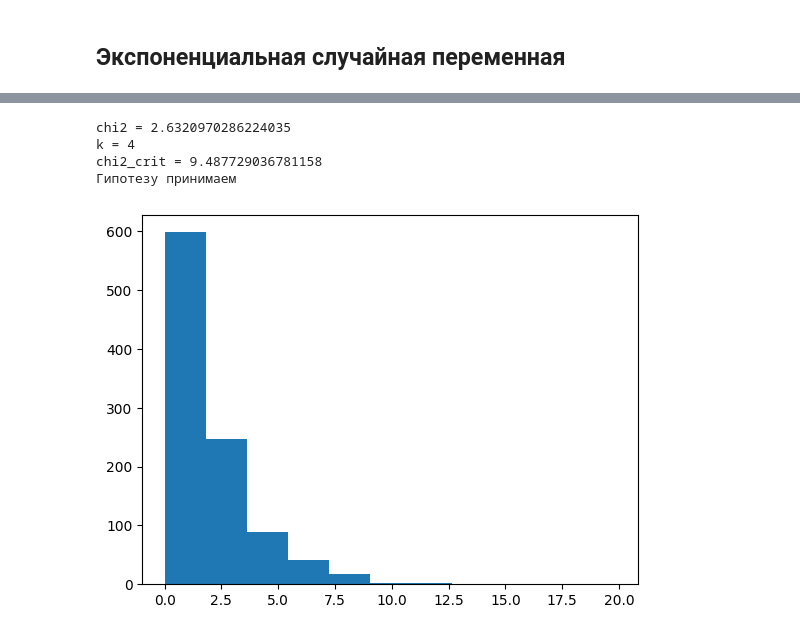
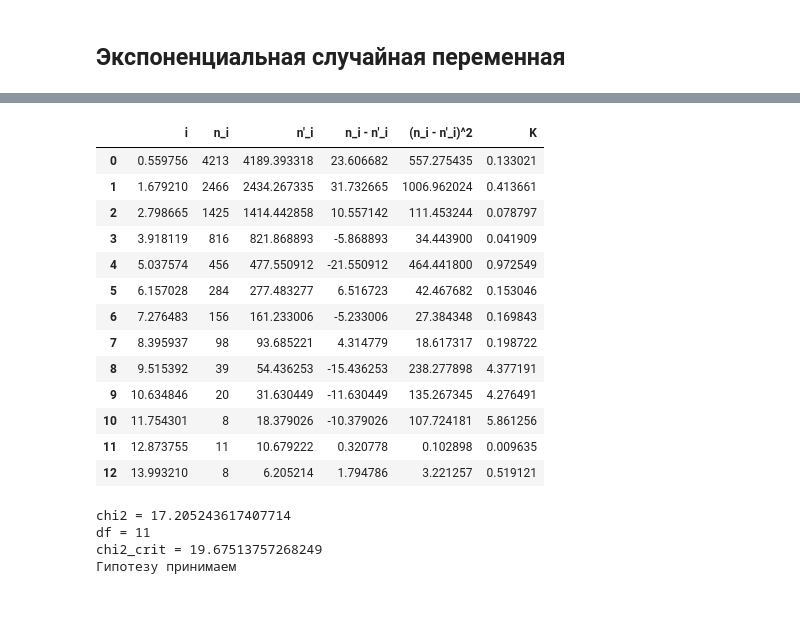
Before and after one commit to ArsNotFound/comp_mod, a Jupyter notebook: lab1.ipynb, the cells around one changed output, grey strips where cells are left out. Saved outputs shown, nothing was run; the diff lists cells and outputs as text; code cells hidden in the pictures; blank space fills up the shorter version.

```diff
--- a/lab1.ipynb
+++ b/lab1.ipynb
@@ -83,7 +84,7 @@ class Poisson(DiscreteRandomVariable):
 def poisson_prob(lambda_: float, i: int) -> float:
     return np.exp(-lambda_) * (lambda_ ** i / np.math.factorial(i))
 
-def chi2_poisson(values: np.ndarray, counts: np.ndarray) -> tuple[float, int]:
+def chi2_poisson(values: np.ndarray, counts: np.ndarray) -> tuple[float, int, pd.DataFrame]:
     n = int(np.sum(counts))
     if n > 5:
         while counts[-1] < 5 and len(counts) > 2:
@@ -94,6 +95,8 @@ def chi2_poisson(values: np.ndarray, counts: np.ndarray) -> tuple[float, int]:
     p = poisson_prob(lambda_s, values)
     ni = p * n
     delta_n = counts - ni
-    K = delta_n ** 2 / ni
-    k = len(values) - 2
-    return float(np.sum(K)), k
+    delta_n2 = delta_n ** 2
+    k = delta_n2 / ni
+    table = pd.DataFrame({"i": values, "n_i": counts, "n'_i": ni, "n_i - n'_i": delta_n, "(n_i - n'_i)^2": delta_n2, "K": k}).reset_index(drop=True)
+    df = len(values) - 2
+    return float(np.sum(k)), df, table
@@ -141,7 +153,7 @@ exponential = Exponential(LAMBDA_EXP)
 def exp_prob(lambda_: float, start: float, end: float) -> float:
     return np.exp(-lambda_ * start) - np.exp(-lambda_ * end)
 
-def chi2_exp(bins: np.ndarray, counts: np.ndarray) -> tuple[float, int]:
+def chi2_exp(bins: np.ndarray, counts: np.ndarray) -> tuple[float, int, pd.DataFrame]:
     n = int(np.sum(counts))
     if n > 5:
         while counts[-1] < 5 and len(counts) > 2:
@@ -154,6 +166,8 @@ def chi2_exp(bins: np.ndarray, counts: np.ndarray) -> tuple[float, int]:
     p = exp_prob(lambda_s, bins[:-1], bins[1:])
     ni = p * n
     delta_n = counts - ni
-    K = delta_n ** 2 / ni
-    k = len(values) - 2
-    return float(np.sum(K)), k
+    delta_n2 = delta_n ** 2
+    k = delta_n2 / ni
+    table = pd.DataFrame({"i": values, "n_i": counts, "n'_i": ni, "n_i - n'_i": delta_n, "(n_i - n'_i)^2": delta_n2, "K": k}).reset_index(drop=True)
+    df = len(values) - 2
+    return float(np.sum(k)), df, table
@@ -160,16 +180,28 @@ def chi2_exp(bins: np.ndarray, counts: np.ndarray) -> tuple[float, int]:
 # %%
-c, bins = exponential.generate_n(N)
-plt.stairs(c, bins, fill=True)
+chi2, df, t = chi2_exp(b, c)
+display(t)
 
-chi2, k = chi2_exp(bins, c)
-chi2_crit = scipy.stats.chi2.isf(ALPHA, df=k, loc=0, scale=1)
+chi2_crit = scipy.stats.chi2.isf(ALPHA, df=df, loc=0, scale=1)
 print(f"chi2 = {chi2}")
-print(f"k = {k}")
+print(f"df = {df}")
 print(f"chi2_crit = {chi2_crit}")
 print(f"Гипотезу {'принимаем' if chi2 < chi2_crit else 'отвергаем'}")
 # %% [output]
+|  | i | n_i | n'_i | n_i - n'_i | (n_i - n'_i)^2 | K |
+| 0 | 0.559756 | 4213 | 4189.393318 | 23.606682 | 557.275435 | 0.133021 |
+| 1 | 1.679210 | 2466 | 2434.267335 | 31.732665 | 1006.962024 | 0.413661 |
+| 2 | 2.798665 | 1425 | 1414.442858 | 10.557142 | 111.453244 | 0.078797 |
+| 3 | 3.918119 | 816 | 821.868893 | -5.868893 | 34.443900 | 0.041909 |
+| 4 | 5.037574 | 456 | 477.550912 | -21.550912 | 464.441800 | 0.972549 |
+| 5 | 6.157028 | 284 | 277.483277 | 6.516723 | 42.467682 | 0.153046 |
+| 6 | 7.276483 | 156 | 161.233006 | -5.233006 | 27.384348 | 0.169843 |
+| 7 | 8.395937 | 98 | 93.685221 | 4.314779 | 18.617317 | 0.198722 |
+| 8 | 9.515392 | 39 | 54.436253 | -15.436253 | 238.277898 | 4.377191 |
+| 9 | 10.634846 | 20 | 31.630449 | -11.630449 | 135.267345 | 4.276491 |
+| 10 | 11.754301 | 8 | 18.379026 | -10.379026 | 107.724181 | 5.861256 |
+| 11 | 12.873755 | 11 | 10.679222 | 0.320778 | 0.102898 | 0.009635 |
+| 12 | 13.993210 | 8 | 6.205214 | 1.794786 | 3.221257 | 0.519121 |
-chi2 = 2.6320970286224035
-k = 4
-chi2_crit = 9.487729036781158
+chi2 = 17.205243617407714
+df = 11
+chi2_crit = 19.67513757268249
 Гипотезу принимаем
-[figure, removed]
```
Also changed, not shown: parts of 5 cells of this notebook, 2 other files.
